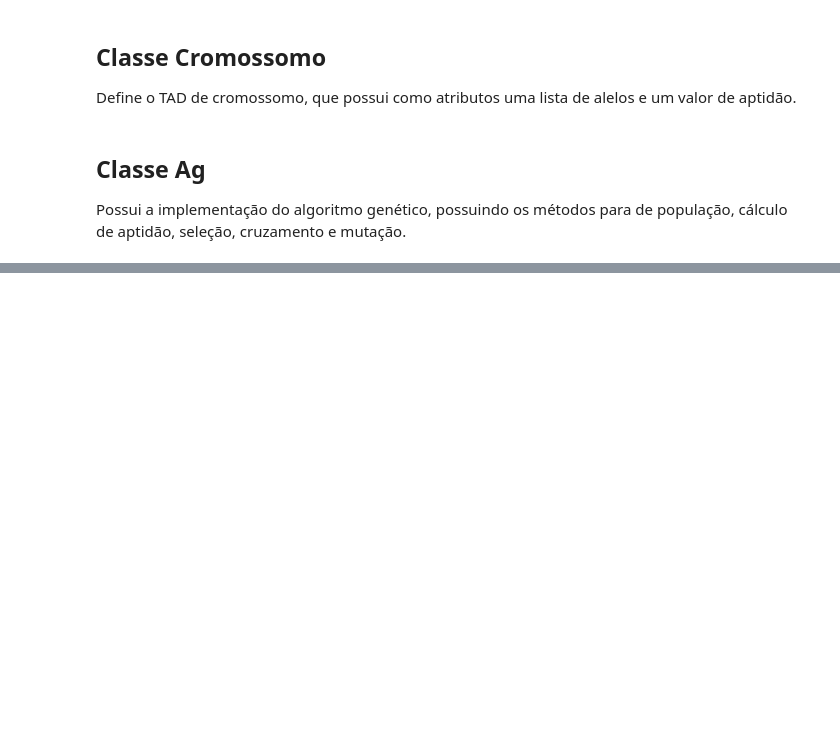
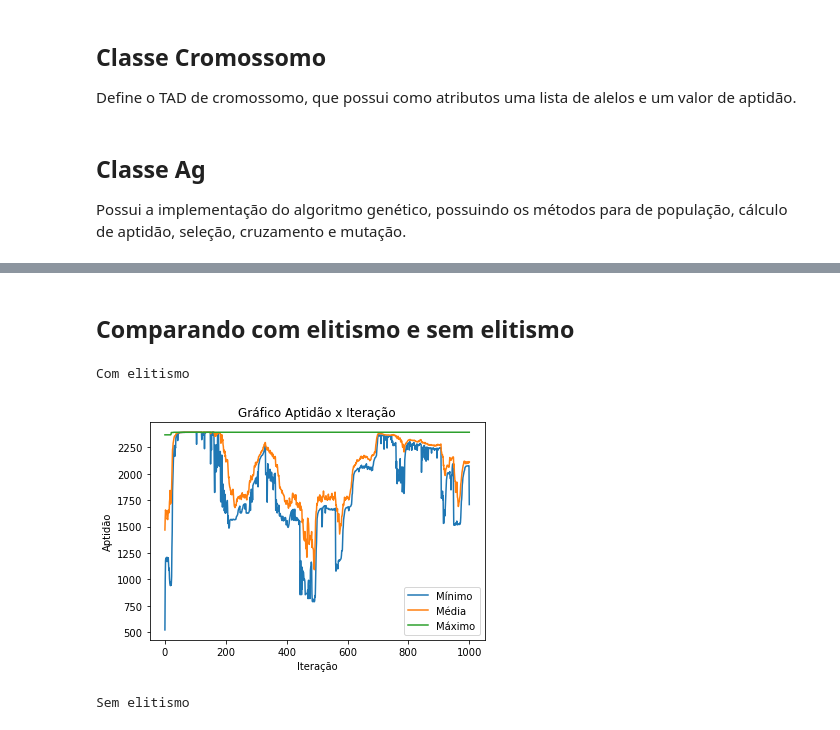
Before and after one commit to viniciusvmda/algoritmo-genetico, a Jupyter notebook: algoritmo_genetico.ipynb, the cells around one changed output, grey strips where cells are left out. Drawn from its saved outputs; the diff is of its cells as text; code cells hidden in the pictures; blank space fills up the shorter version.

```diff
--- a/algoritmo_genetico.ipynb
+++ b/algoritmo_genetico.ipynb
@@ -192,0 +269,14 @@ ag.executar()
+# %% [markdown]
+## Comparando com elitismo e sem elitismo
+# %%
+tam_populacao, inicio, fim, alfa, tax_cruzamento, tax_mutacao, max_geracoes = (100, -600, 600, 0.6, 0.6, 0.01, 1000)
+elitismo = True
+
+print("Com elitismo")
+ag.executar(elitismo)
+print("Sem elitismo")
+ag.executar(not elitismo)
+# %% [output]
+Com elitismo
+[figure, added]
+Sem elitismo
```
Also changed, not shown: parts of 8 cells of this notebook, 5 other files.
